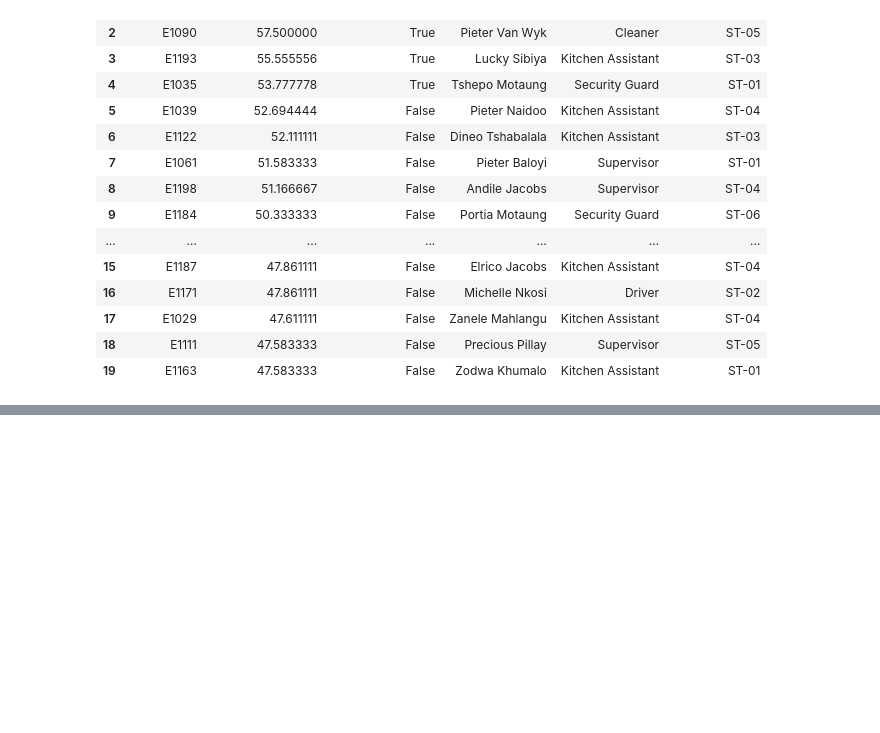
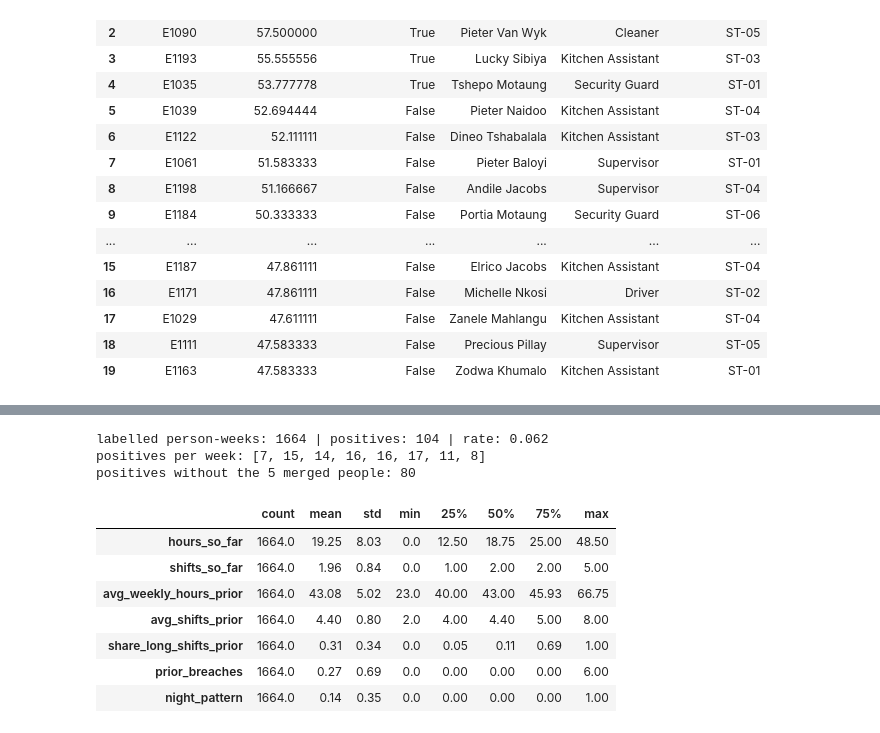
Before and after one commit to MistryDev09/JemTechnical, a Jupyter notebook: data_modeling.ipynb, the cells around one changed output, grey strips where cells are left out. Cells and saved outputs as stored; diff of their text form; code cells hidden in the pictures; blank space fills up the shorter version.

```diff
--- a/data_modeling.ipynb
+++ b/data_modeling.ipynb
@@ -203,19 +199,0 @@ Projected final hours = hours so far this week + the person's average Thu-Sun ho
-# %%
-seg = segments.merge(shifts[["shift_id", "shift_date"]], on="shift_id")
-seg["start_weekday"] = seg["shift_date"].dt.weekday  # day the shift was clocked in, Mon=0
-
-so_far = seg[seg["week_start"] == current_week].groupby("person_key")["hours"].sum().rename("hours_so_far")
-
-rest = (seg[(seg["week_start"] < current_week) & (seg["start_weekday"] >= 3)]
-        .groupby(["person_key", "week_start"])["hours"].sum().reset_index()
-        .groupby("person_key")["hours"].mean().rename("typical_rest_of_week"))
-
-person_ids = add_person_key(employees[["employee_id", "full_name"]], people)
-persons = pd.DataFrame({"person_key": person_ids.person_key.unique()}).set_index("person_key").join([so_far, rest]).fillna(0)
-persons["projected_hours"] = persons["hours_so_far"] + persons["typical_rest_of_week"]
-persons["projected_overtime"] = (persons["projected_hours"] - 45).clip(lower=0)
-persons["will_breach"] = (persons["projected_overtime"] > 10).astype(int)
-
-pred = person_ids.merge(persons, left_on="person_key", right_index=True)
-print("predicted breaches: people", persons["will_breach"].sum(), "| employee IDs", pred["will_breach"].sum(), "of", len(pred))
-pred.sort_values("projected_hours", ascending=False).head(15)
@@ -239,0 +233,57 @@ predicted breaches: people 33 | employee IDs 38 of 213
+# %%
+FEATS = ["hours_so_far", "shifts_so_far", "avg_weekly_hours_prior", "avg_shifts_prior",
+         "share_long_shifts_prior", "prior_breaches", "night_pattern"]
+
+def build_table(seg):
+    seg = seg.copy()
+    seg["so_far"] = seg["shift_date"] <= seg["week_start"] + pd.Timedelta(days=OFFSET)
+    seg["long"] = seg["hours"] > 11
+    t = pd.DataFrame(index=pd.MultiIndex.from_product([persons, weeks], names=["person_key", "week_start"]))
+    g = seg.groupby(["person_key", "week_start"])
+    gs = seg[seg["so_far"]].groupby(["person_key", "week_start"])
+    t["final_hours"] = g["hours"].sum()
+    t["shifts"] = g["shift_id"].nunique()
+    t["long_shifts"] = g["long"].sum()
+    t["hours_so_far"] = gs["hours"].sum()
+    t["shifts_so_far"] = gs["shift_id"].nunique()
+    t = t.fillna(0)
+    t["breach"] = (t["final_hours"] > CAP).astype(float)
+    # history = completed prior weeks only (cumulative sum minus the current week)
+    byp = t.groupby(level=0)
+    for col in ["final_hours", "shifts", "long_shifts", "breach"]:
+        t["prior_" + col] = byp[col].cumsum() - t[col]
+    n_prior = byp.cumcount()
+    t["n_prior_weeks"] = n_prior
+    t["avg_weekly_hours_prior"] = t["prior_final_hours"] / n_prior.replace(0, np.nan)
+    t["avg_shifts_prior"] = t["prior_shifts"] / n_prior.replace(0, np.nan)
+    t["share_long_shifts_prior"] = (t["prior_long_shifts"] / t["prior_shifts"].replace(0, np.nan)).fillna(0)
+    t["prior_breaches"] = t["prior_breach"]
+    t["typical_shift_len"] = (t["prior_final_hours"] / t["prior_shifts"].replace(0, np.nan)).fillna(global_shift_len)
+    t["night_pattern"] = night.reindex(t.index.get_level_values(0)).values
+    # baselines (projected final hours)
+    t["B1"] = t["hours_so_far"]
+    t["B2"] = t["hours_so_far"] * 7 / (OFFSET + 1)
+    t["B3"] = t["hours_so_far"] + (t["avg_shifts_prior"] - t["shifts_so_far"]).clip(lower=0) * t["typical_shift_len"]
+    t["B4"] = t["avg_weekly_hours_prior"]
+    t = t.reset_index()
+    t.loc[t["week_start"] == current_week, "breach"] = np.nan      # the week we predict has no label
+    return t[t["n_prior_weeks"] > 0].reset_index(drop=True)         # week 1 gives history only
+
+table = build_table(seg_base)
+labelled = table[table.week_start < current_week]
+print("labelled person-weeks:", len(labelled), "| positives:", int(labelled.breach.sum()), "| rate:", round(labelled.breach.mean(), 3))
+print("positives per week:", labelled.groupby("week_start").breach.sum().astype(int).tolist())
+print("positives without the 5 merged people:", int(labelled[~labelled.person_key.isin(dup_keys)].breach.sum()))
+labelled[FEATS].describe().T.round(2)
+# %% [output]
+labelled person-weeks: 1664 | positives: 104 | rate: 0.062
+positives per week: [7, 15, 14, 16, 16, 17, 11, 8]
+positives without the 5 merged people: 80
+|  | count | mean | std | min | 25% | 50% | 75% | max |
+| hours_so_far | 1664.0 | 19.25 | 8.03 | 0.0 | 12.50 | 18.75 | 25.00 | 48.50 |
+| shifts_so_far | 1664.0 | 1.96 | 0.84 | 0.0 | 1.00 | 2.00 | 2.00 | 5.00 |
+| avg_weekly_hours_prior | 1664.0 | 43.08 | 5.02 | 23.0 | 40.00 | 43.00 | 45.93 | 66.75 |
+| avg_shifts_prior | 1664.0 | 4.40 | 0.80 | 2.0 | 4.00 | 4.40 | 5.00 | 8.00 |
+| share_long_shifts_prior | 1664.0 | 0.31 | 0.34 | 0.0 | 0.05 | 0.11 | 0.69 | 1.00 |
+| prior_breaches | 1664.0 | 0.27 | 0.69 | 0.0 | 0.00 | 0.00 | 0.00 | 6.00 |
+| night_pattern | 1664.0 | 0.14 | 0.35 | 0.0 | 0.00 | 0.00 | 0.00 | 1.00 |
```
Also changed, not shown: parts of 34 cells of this notebook, 6 other files.
